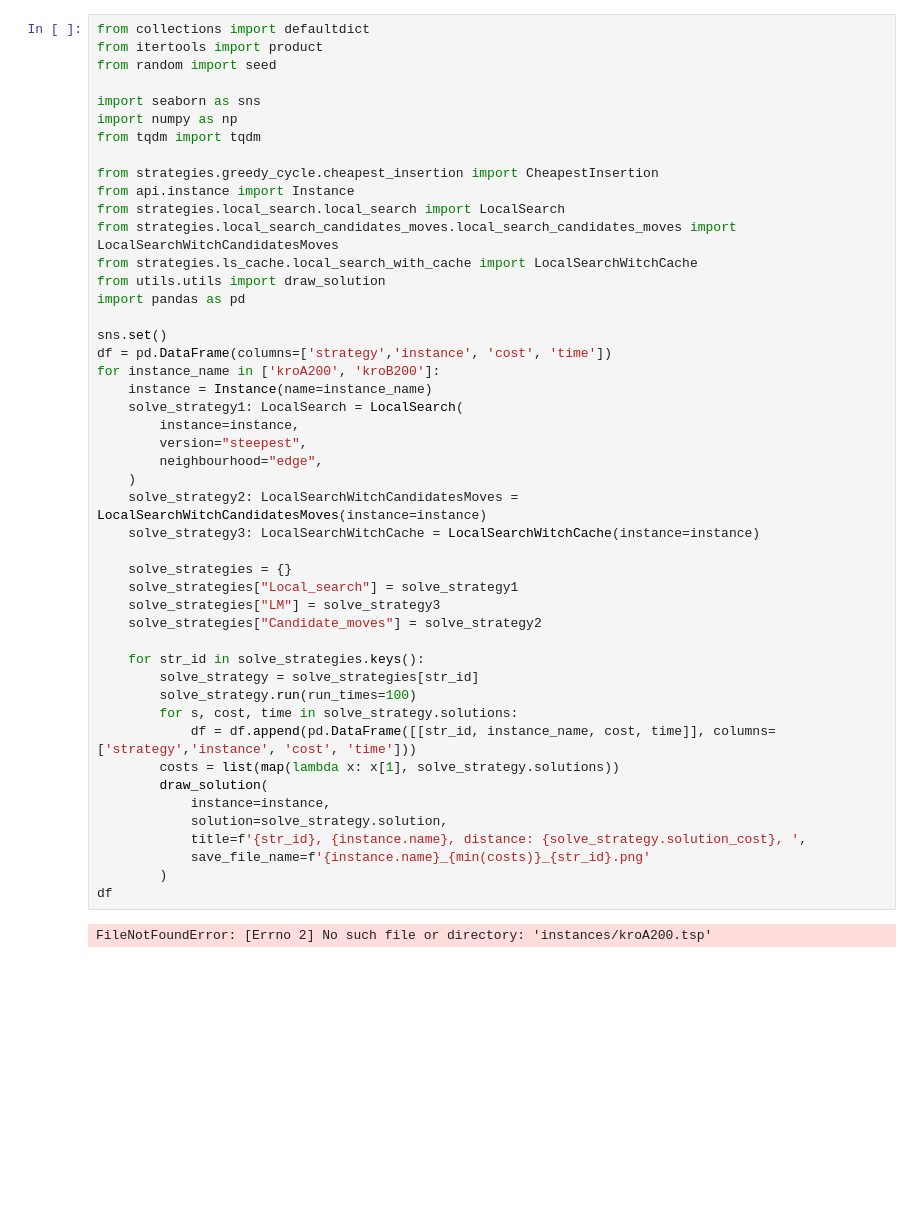
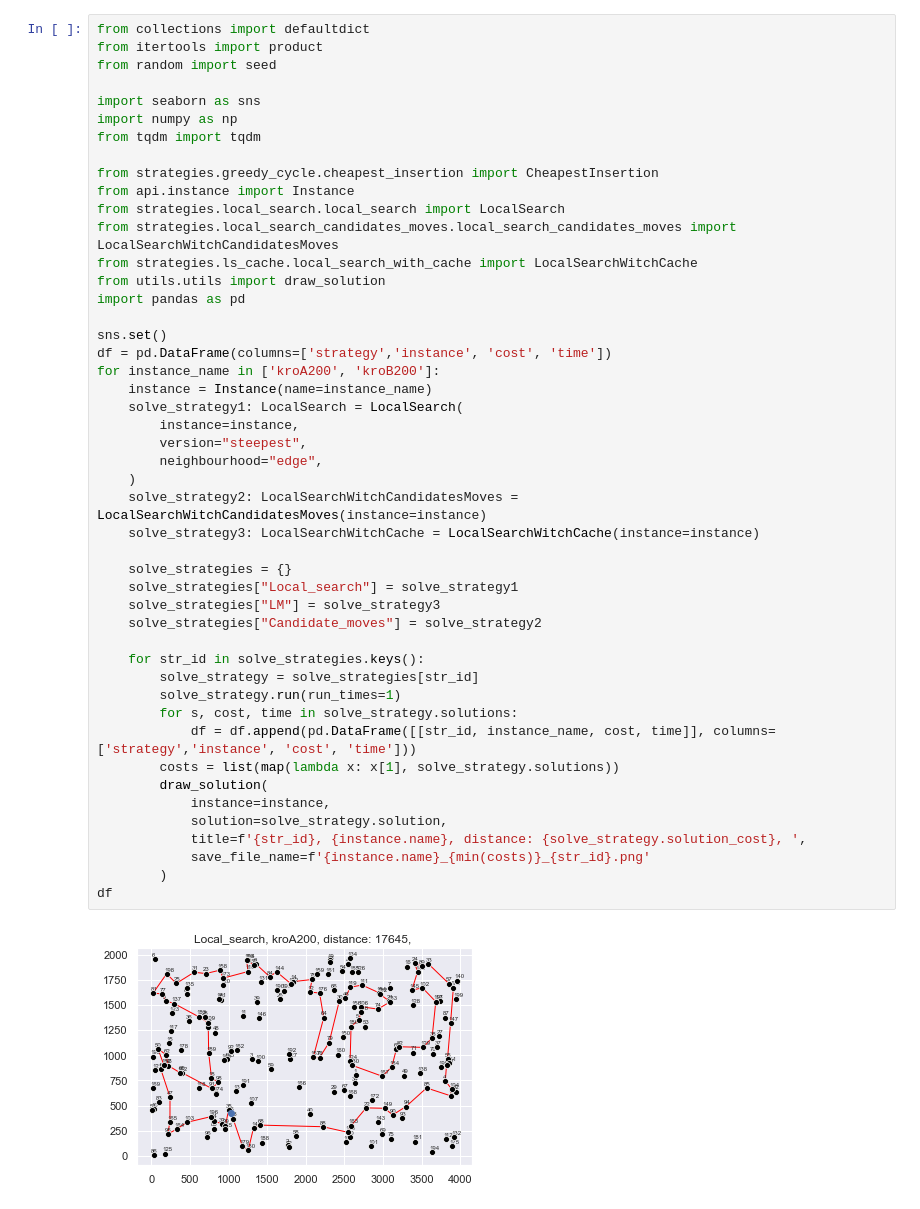
Before and after one commit to hancia/AEM, a Jupyter notebook: strategies/local_search_comparison.ipynb, the cells around one changed output. Saved outputs shown, nothing was run; the diff lists cells and outputs as text; blank space fills up the shorter version.

```diff
--- a/strategies/local_search_comparison.ipynb
+++ b/strategies/local_search_comparison.ipynb
@@ -18,32 +18,32 @@ import pandas as pd
 sns.set()
 df = pd.DataFrame(columns=['strategy','instance', 'cost', 'time'])
 for instance_name in ['kroA200', 'kroB200']:
     instance = Instance(name=instance_name)
     solve_strategy1: LocalSearch = LocalSearch(
         instance=instance,
         version="steepest",
         neighbourhood="edge",
     )
     solve_strategy2: LocalSearchWitchCandidatesMoves = LocalSearchWitchCandidatesMoves(instance=instance)
     solve_strategy3: LocalSearchWitchCache = LocalSearchWitchCache(instance=instance)
 
     solve_strategies = {}
     solve_strategies["Local_search"] = solve_strategy1
     solve_strategies["LM"] = solve_strategy3
     solve_strategies["Candidate_moves"] = solve_strategy2
 
     for str_id in solve_strategies.keys():
         solve_strategy = solve_strategies[str_id]
-        solve_strategy.run(run_times=100)
+        solve_strategy.run(run_times=1)
         for s, cost, time in solve_strategy.solutions:
             df = df.append(pd.DataFrame([[str_id, instance_name, cost, time]], columns=['strategy','instance', 'cost', 'time']))
         costs = list(map(lambda x: x[1], solve_strategy.solutions))
         draw_solution(
             instance=instance,
             solution=solve_strategy.solution,
             title=f'{str_id}, {instance.name}, distance: {solve_strategy.solution_cost}, ',
             save_file_name=f'{instance.name}_{min(costs)}_{str_id}.png'
         )
 df
 # %% [output]
-FileNotFoundError: [Errno 2] No such file or directory: 'instances/kroA200.tsp'
+[figure, added]
```
Also changed, not shown: parts of 4 cells of this notebook, 4 other files.
